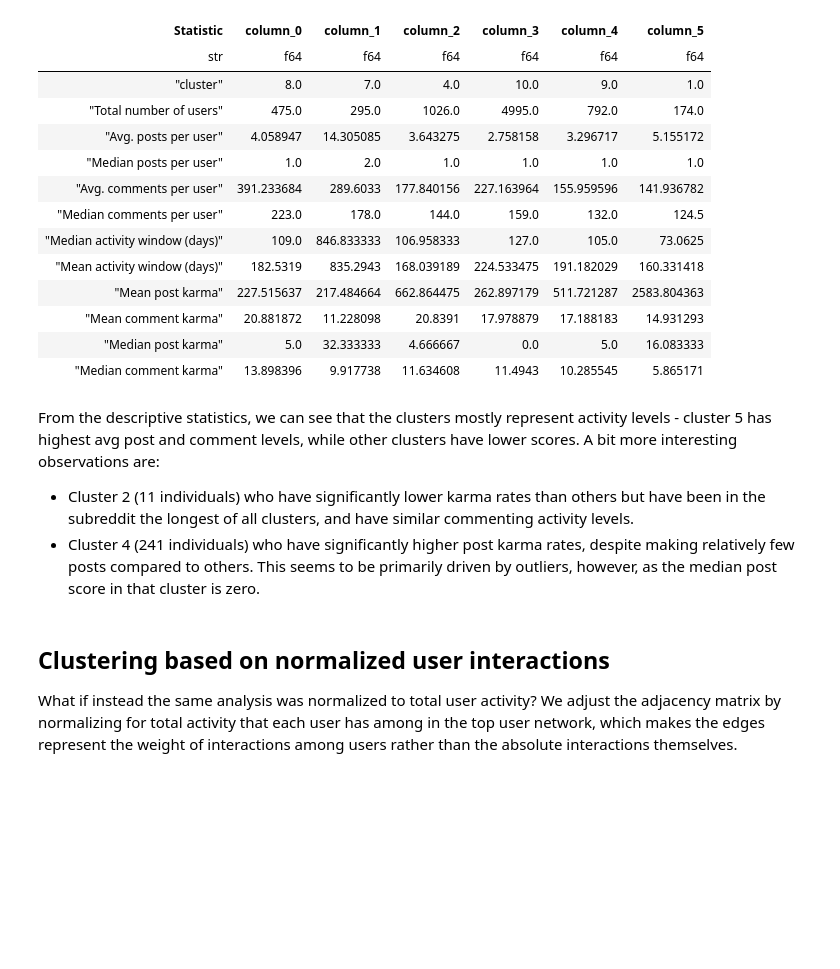
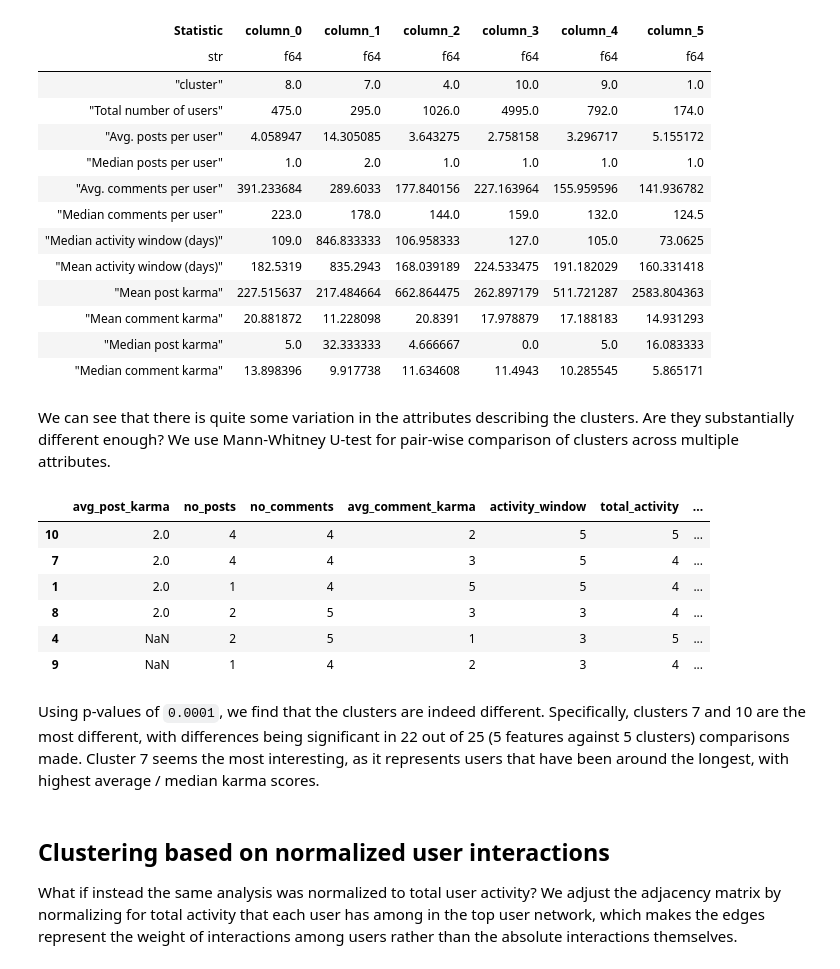
Before and after one commit to alu13/Antiwork_Analysis, a Jupyter notebook: src/user_networks/analysis/user_clusters_indirect.ipynb, the cells around one changed output. Saved outputs shown, nothing was run; the diff lists cells and outputs as text; code cells hidden in the pictures; blank space fills up the shorter version.

```diff
--- a/src/user_networks/analysis/user_clusters_indirect.ipynb
+++ b/src/user_networks/analysis/user_clusters_indirect.ipynb
@@ -17,6 +17,7 @@ import polars as pl
 path = "../../../data/users/summaries/combined/"
 adj_matrix_path = path + 'adj_matrix-indirects-min-100.npz'
 user_stats_path = path + 'user_stats.csv'
+results_path = path + 'indirect_user_results.csv'
 # %% [markdown]
 ## Indirect user interactions
 
@@ -147,10 +150,48 @@ get_basic_stats(selected_users)
 | "Mean comment karma" | 20.881872 | 11.228098 | 20.8391 | 17.978879 | 17.188183 | 14.931293 |
 | "Median post karma" | 5.0 | 32.333333 | 4.666667 | 0.0 | 5.0 | 16.083333 |
 | "Median comment karma" | 13.898396 | 9.917738 | 11.634608 | 11.4943 | 10.285545 | 5.865171 |
-# %% [markdown]
-From the descriptive statistics, we can see that the clusters mostly represent activity levels - cluster 5 has highest avg post and comment levels, while other clusters have lower scores. A bit more interesting observations are:
- - Cluster 2 (11 individuals) who have significantly lower karma rates than others but have been in the subreddit the longest of all clusters, and have similar commenting activity levels.
- - Cluster 4 (241 individuals) who have significantly higher post karma rates, despite making relatively few posts compared to others. This seems to be primarily driven by outliers, however, as the median post score in that cluster is zero.
+# %% [markdown]
+We can see that there is quite some variation in the attributes describing the clusters. Are they substantially different enough? We use Mann-Whitney U-test for pair-wise comparison of clusters across multiple attributes.
+# %%
+from scipy.stats import mannwhitneyu
+import itertools as itt
+from collections import defaultdict
+
+clusters = [1, 4, 7, 8, 9, 10]
+vars = ["avg_post_karma", "no_posts", "no_comments", "avg_comment_karma", "activity_window", "total_activity"]
+
+results = []
+for v in vars:
+    for c1, c2 in itt.combinations(clusters, 2):
+        vals1 = selected_users.filter(pl.col("cluster") == c1).select(v).to_numpy()
+        vals2 = selected_users.filter(pl.col("cluster") == c2).select(v).to_numpy()
+        test = mannwhitneyu(vals1, vals2, nan_policy = 'omit')
+        results.append((v, c1, c2, test.pvalue[0]))
+
+df = pd.DataFrame(results, columns = ['variable', 'clusterX', 'clusterY', 'p-value'])
+df['significant'] = df['p-value'] < 0.0001
+
+differences = defaultdict(lambda: defaultdict(int))
+
+for t in df.itertuples():
+    if t.significant:
+        differences[t.variable][t.clusterX] += 1
+        differences[t.variable][t.clusterY] += 1
+# %%
+df_diffs = pd.DataFrame(dict(differences))
+
+df_diffs['total_diffs'] = df_diffs.sum(axis=1)
+df_diffs.sort_values(by ="total_diffs",ascending = False)
+# %% [output]
+|  | avg_post_karma | no_posts | no_comments | avg_comment_karma | activity_window | total_activity | ... |
+| 10 | 2.0 | 4 | 4 | 2 | 5 | 5 | ... |
+| 7 | 2.0 | 4 | 4 | 3 | 5 | 4 | ... |
+| 1 | 2.0 | 1 | 4 | 5 | 5 | 4 | ... |
+| 8 | 2.0 | 2 | 5 | 3 | 3 | 4 | ... |
+| 4 | NaN | 2 | 5 | 1 | 3 | 5 | ... |
+| 9 | NaN | 1 | 4 | 2 | 3 | 4 | ... |
+# %% [markdown]
+Using p-values of `0.0001`, we find that the clusters are indeed different. Specifically, clusters 7 and 10 are the most different, with differences being significant in 22 out of 25 (5 features against 5 clusters) comparisons made. Cluster 7 seems the most interesting, as it represents users that have been around the longest, with highest average / median karma scores.
 # %% [markdown]
 ## Clustering based on normalized user interactions
 
```
Also changed, not shown: parts of 11 cells of this notebook, 7 other files.
